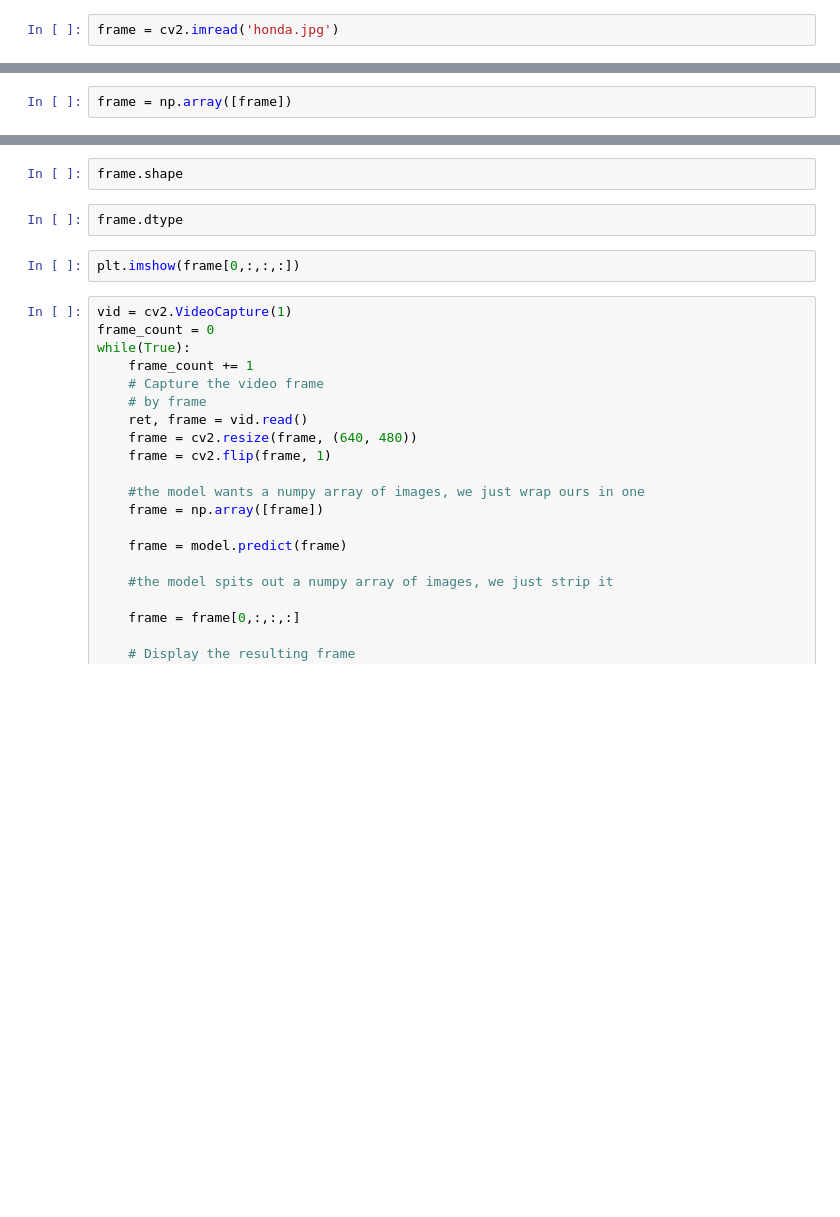
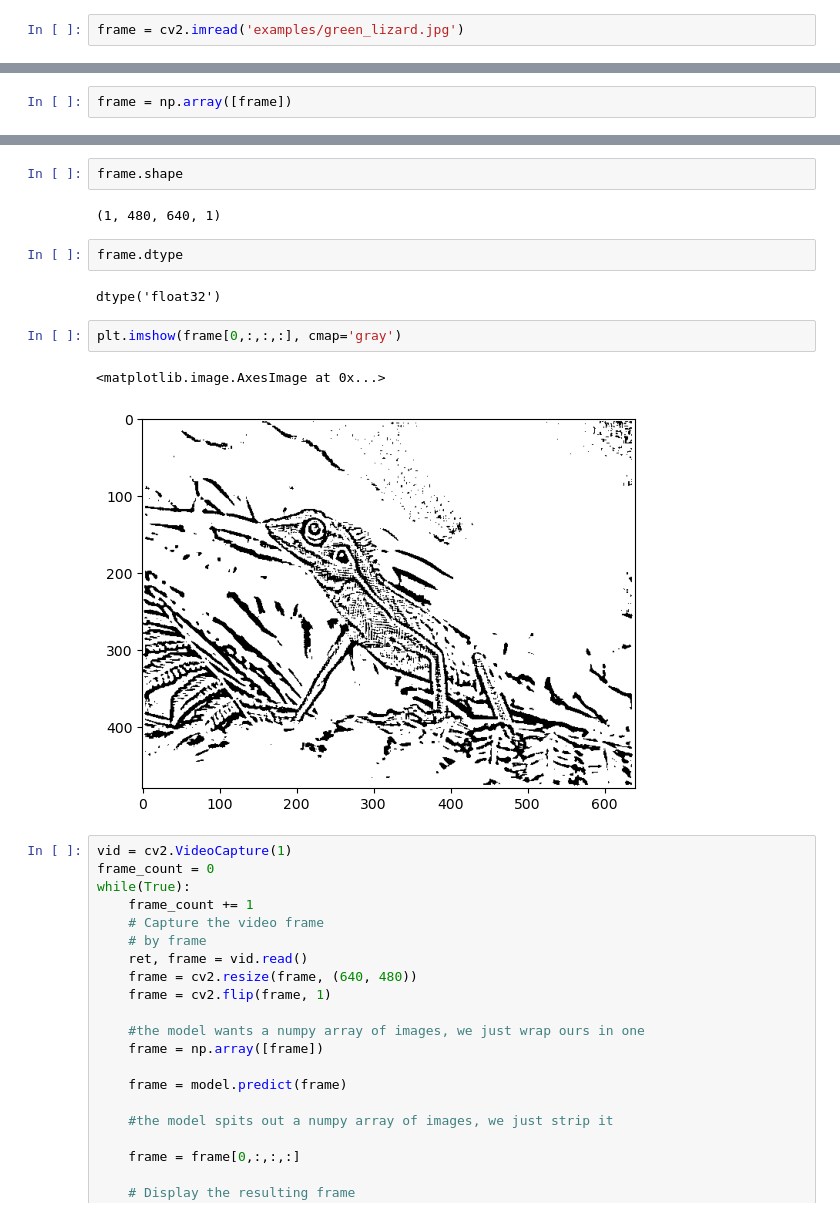
Before and after one commit to bladerunnerp/edge_filter, a Jupyter notebook: edge_filter.ipynb, the cells around one changed output, grey strips where cells are left out. Cells and saved outputs as stored; diff of their text form; blank space fills up the shorter version.

Commit message:
Add some examples to the README

```diff
--- a/edge_filter.ipynb
+++ b/edge_filter.ipynb
@@ -81,7 +81,7 @@ class ThresholdLayer(layers.Layer):
 # %%
 threshold = ThresholdLayer(thresh=0.02, name="threshold")
 # %%
-frame = cv2.imread('honda.jpg')
+frame = cv2.imread('examples/green_lizard.jpg')
 # %%
 frame = cv2.resize(frame, (640, 480))
 # frame = cv2.cvtColor(frame, cv2.COLOR_BGR2GRAY)
@@ -102,9 +114,16 @@ frame = model.predict(frame)
 # %%
 frame.shape
+# %% [output]
+(1, 480, 640, 1)
 # %%
 frame.dtype
+# %% [output]
+dtype('float32')
 # %%
-plt.imshow(frame[0,:,:,:])
+plt.imshow(frame[0,:,:,:], cmap='gray')
+# %% [output]
+<matplotlib.image.AxesImage at 0x...>
+[figure, added]
 # %%
 vid = cv2.VideoCapture(1)
 frame_count = 0
```
Also changed, not shown: parts of 3 cells of this notebook, 7 other files.
